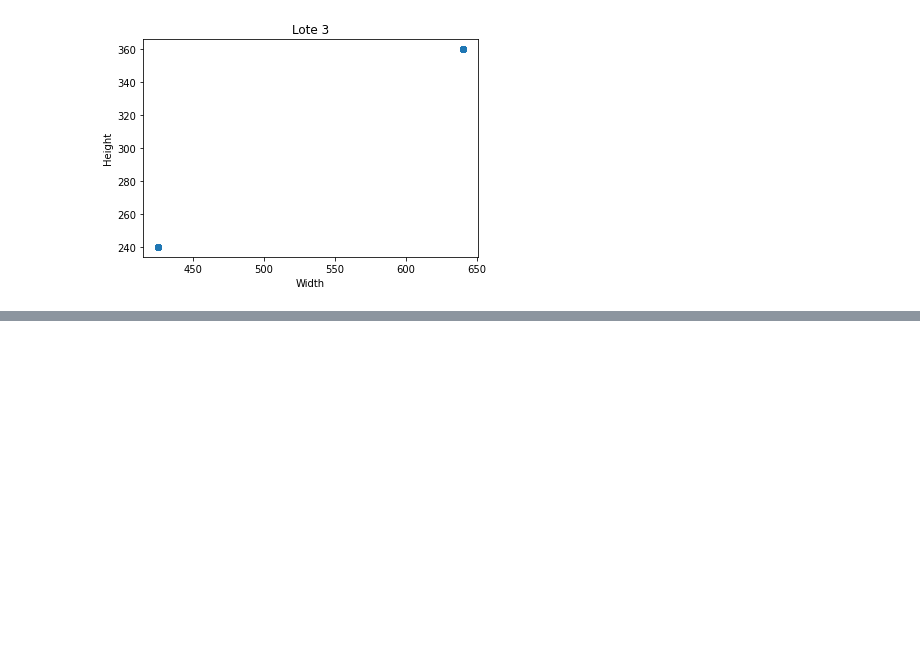
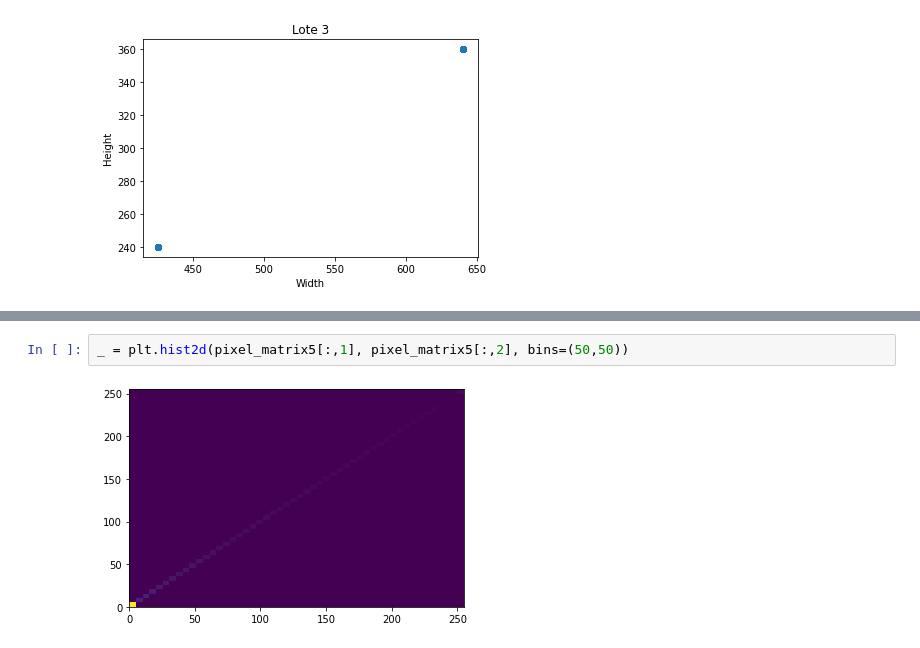
Before and after one commit to Adrianc1234/UPY_jaguares, a Jupyter notebook: Notebooks/EDAs/EDA - Sin Jaguar de Noche.ipynb, the cells around one changed output, grey strips where cells are left out. Saved outputs shown, nothing was run; the diff lists cells and outputs as text; blank space fills up the shorter version.

```diff
--- a/Notebooks/EDAs/EDA - Sin Jaguar de Noche.ipynb
+++ b/Notebooks/EDAs/EDA - Sin Jaguar de Noche.ipynb
@@ -102,0 +133,4 @@ plt.savefig('lote3_ratioH.png')
+# %%
+_ = plt.hist2d(pixel_matrix5[:,1], pixel_matrix5[:,2], bins=(50,50))
+# %% [output]
+[figure, added]
```
Also changed, not shown: parts of 38 cells of this notebook.
